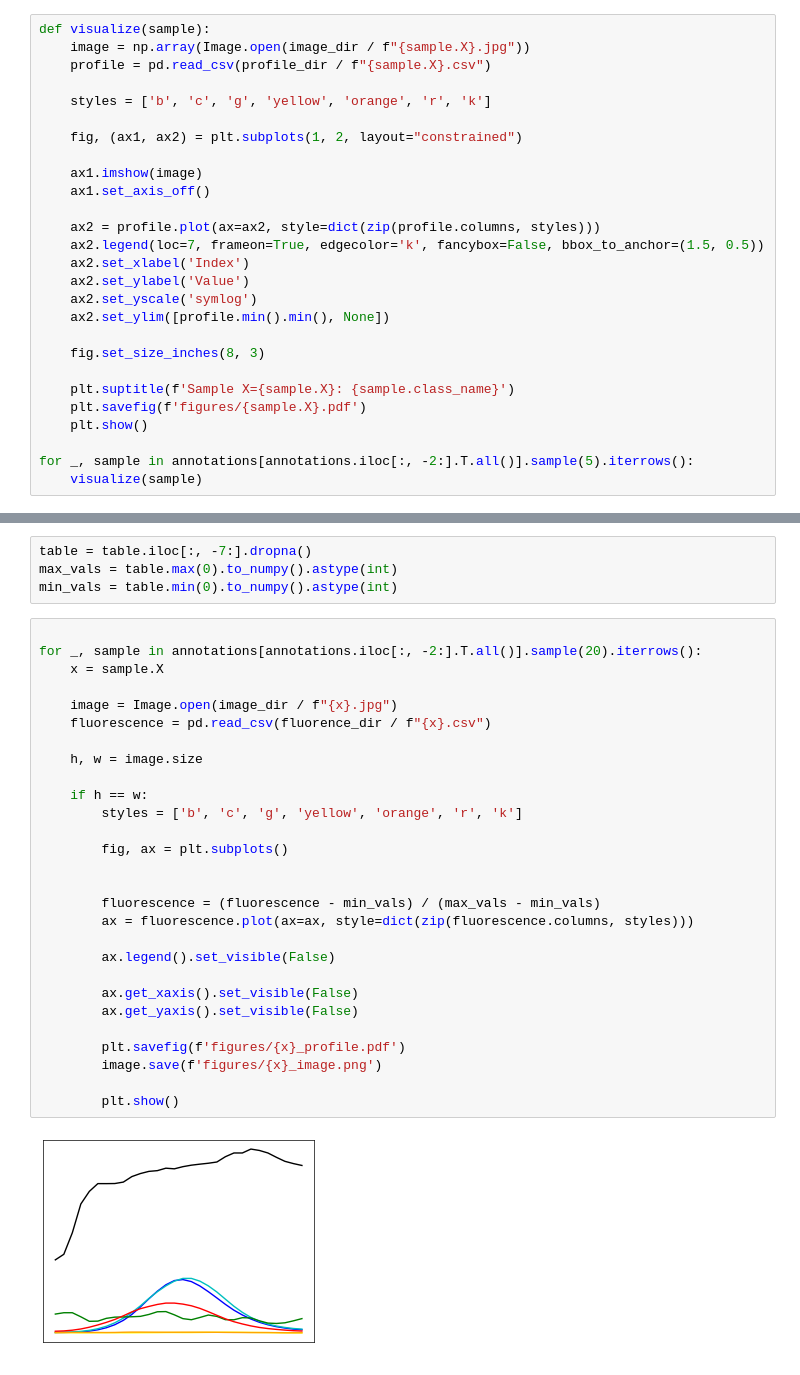
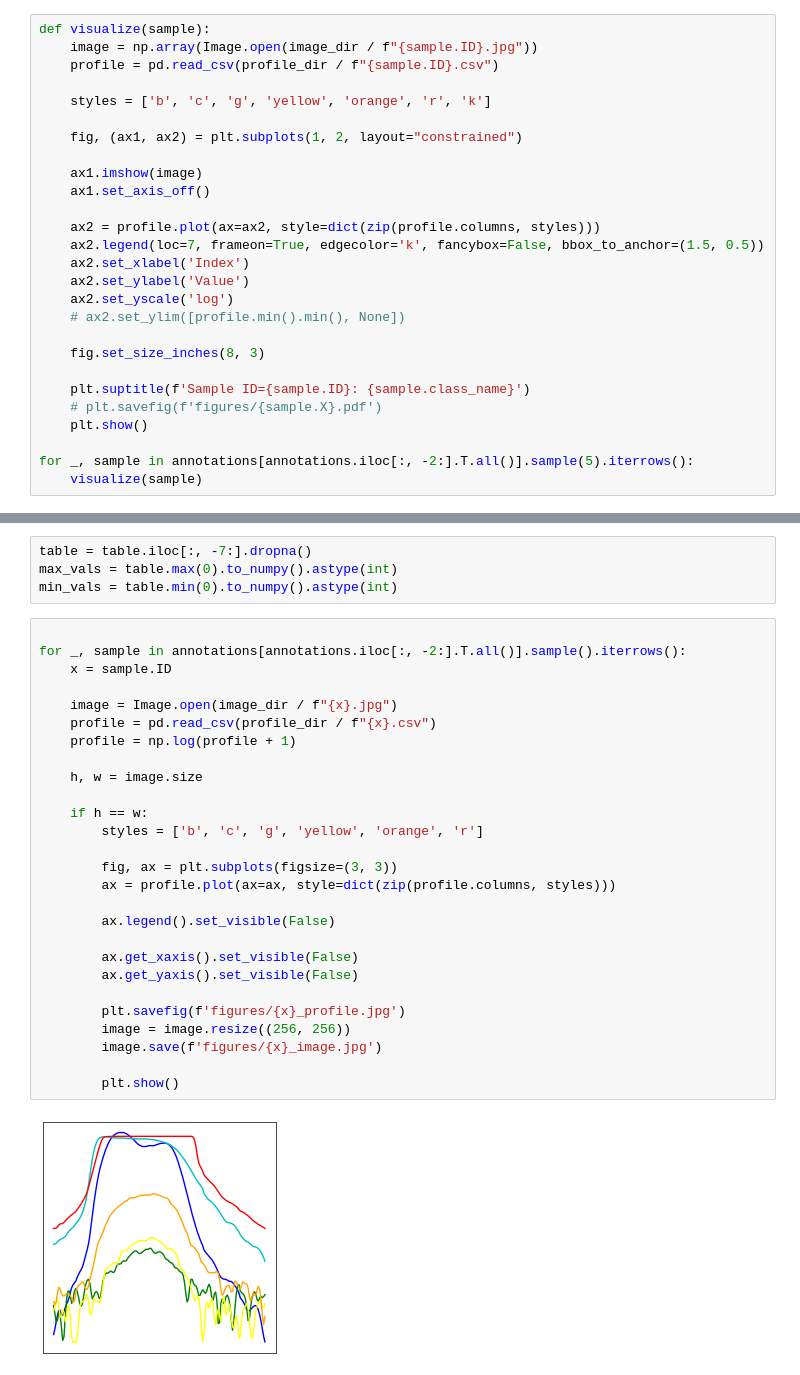
Before and after one commit to imveikka/multimodal_plankton_recognition, a Jupyter notebook: data_analysis.ipynb, the cells around one changed output, grey strips where cells are left out. Saved outputs shown, nothing was run; the diff lists cells and outputs as text.

```diff
--- a/data_analysis.ipynb
+++ b/data_analysis.ipynb
@@ -99,8 +98,8 @@ Rough selection would be to exclude classes with less than 10 multimodal samples
 ### Visualization
 # %%
 def visualize(sample):
-    image = np.array(Image.open(image_dir / f"{sample.X}.jpg"))
-    profile = pd.read_csv(profile_dir / f"{sample.X}.csv")
+    image = np.array(Image.open(image_dir / f"{sample.ID}.jpg"))
+    profile = pd.read_csv(profile_dir / f"{sample.ID}.csv")
 
     styles = ['b', 'c', 'g', 'yellow', 'orange', 'r', 'k']
 
@@ -113,13 +112,13 @@ def visualize(sample):
     ax2.legend(loc=7, frameon=True, edgecolor='k', fancybox=False, bbox_to_anchor=(1.5, 0.5))
     ax2.set_xlabel('Index')
     ax2.set_ylabel('Value')
-    ax2.set_yscale('symlog')
-    ax2.set_ylim([profile.min().min(), None])
+    ax2.set_yscale('log')
+    # ax2.set_ylim([profile.min().min(), None])
 
     fig.set_size_inches(8, 3)
 
-    plt.suptitle(f'Sample X={sample.X}: {sample.class_name}')
-    plt.savefig(f'figures/{sample.X}.pdf')
+    plt.suptitle(f'Sample ID={sample.ID}: {sample.class_name}')
+    # plt.savefig(f'figures/{sample.X}.pdf')
     plt.show()
 
 for _, sample in annotations[annotations.iloc[:, -2:].T.all()].sample(5).iterrows():
@@ -168,31 +171,30 @@ max_vals = table.max(0).to_numpy().astype(int)
 min_vals = table.min(0).to_numpy().astype(int)
 # %%
 
-for _, sample in annotations[annotations.iloc[:, -2:].T.all()].sample(20).iterrows():
-    x = sample.X
+for _, sample in annotations[annotations.iloc[:, -2:].T.all()].sample().iterrows():
+    x = sample.ID
 
     image = Image.open(image_dir / f"{x}.jpg")
-    fluorescence = pd.read_csv(fluorence_dir / f"{x}.csv")
+    profile = pd.read_csv(profile_dir / f"{x}.csv")
+    profile = np.log(profile + 1)
 
     h, w = image.size
 
     if h == w:
-        styles = ['b', 'c', 'g', 'yellow', 'orange', 'r', 'k']
+        styles = ['b', 'c', 'g', 'yellow', 'orange', 'r']
 
-        fig, ax = plt.subplots()
-
-
-        fluorescence = (fluorescence - min_vals) / (max_vals - min_vals)
-        ax = fluorescence.plot(ax=ax, style=dict(zip(fluorescence.columns, styles)))
+        fig, ax = plt.subplots(figsize=(3, 3))
+        ax = profile.plot(ax=ax, style=dict(zip(profile.columns, styles)))
 
         ax.legend().set_visible(False)
 
         ax.get_xaxis().set_visible(False)
         ax.get_yaxis().set_visible(False)
 
-        plt.savefig(f'figures/{x}_profile.pdf')
-        image.save(f'figures/{x}_image.png')
+        plt.savefig(f'figures/{x}_profile.jpg')
+        image = image.resize((256, 256))
+        image.save(f'figures/{x}_image.jpg')
 
         plt.show()
 # %% [output]
-[figure, old version]
+[figure, new version]
```
Also changed, not shown: parts of 4 cells of this notebook, 16 other files.
